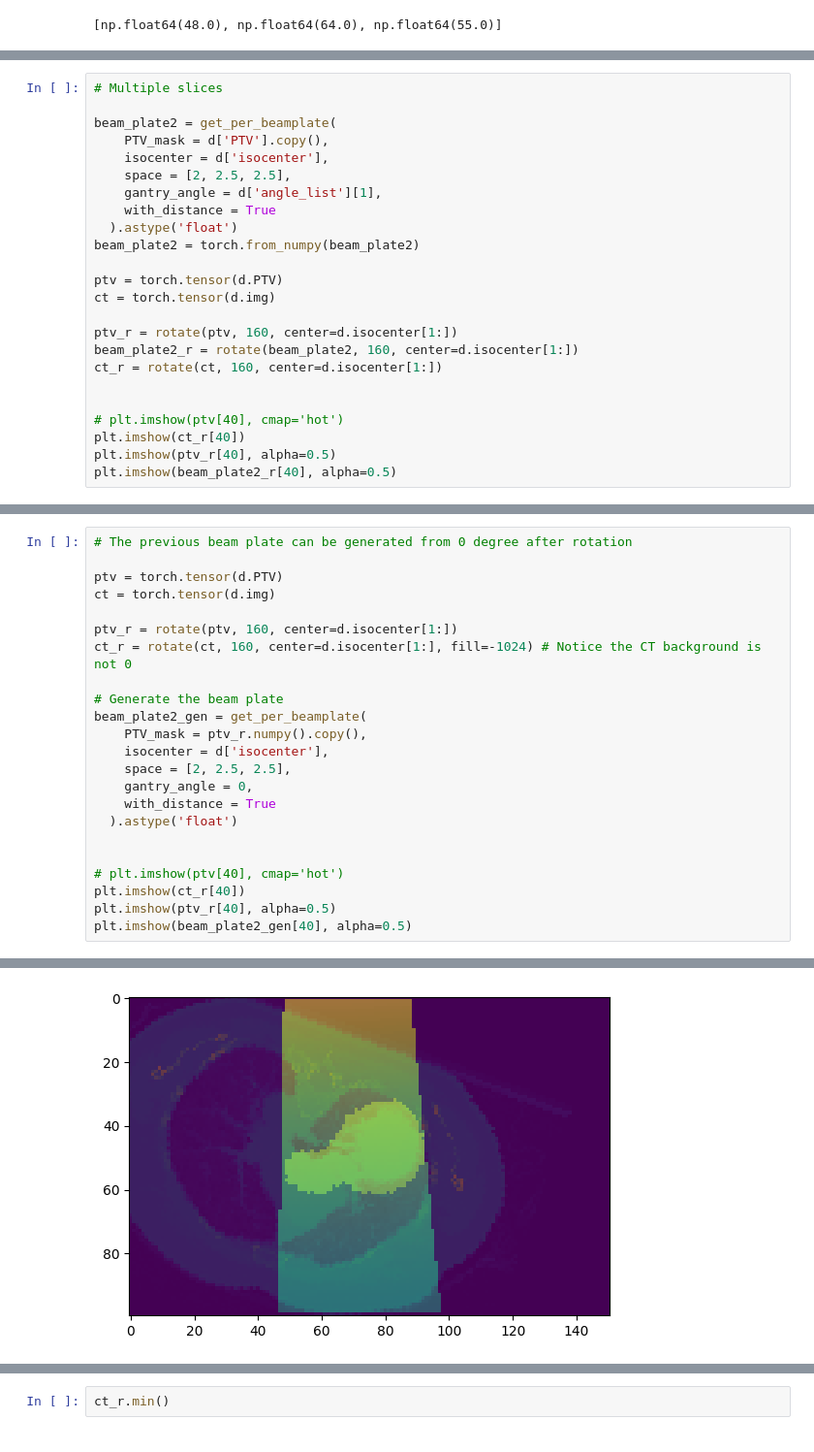
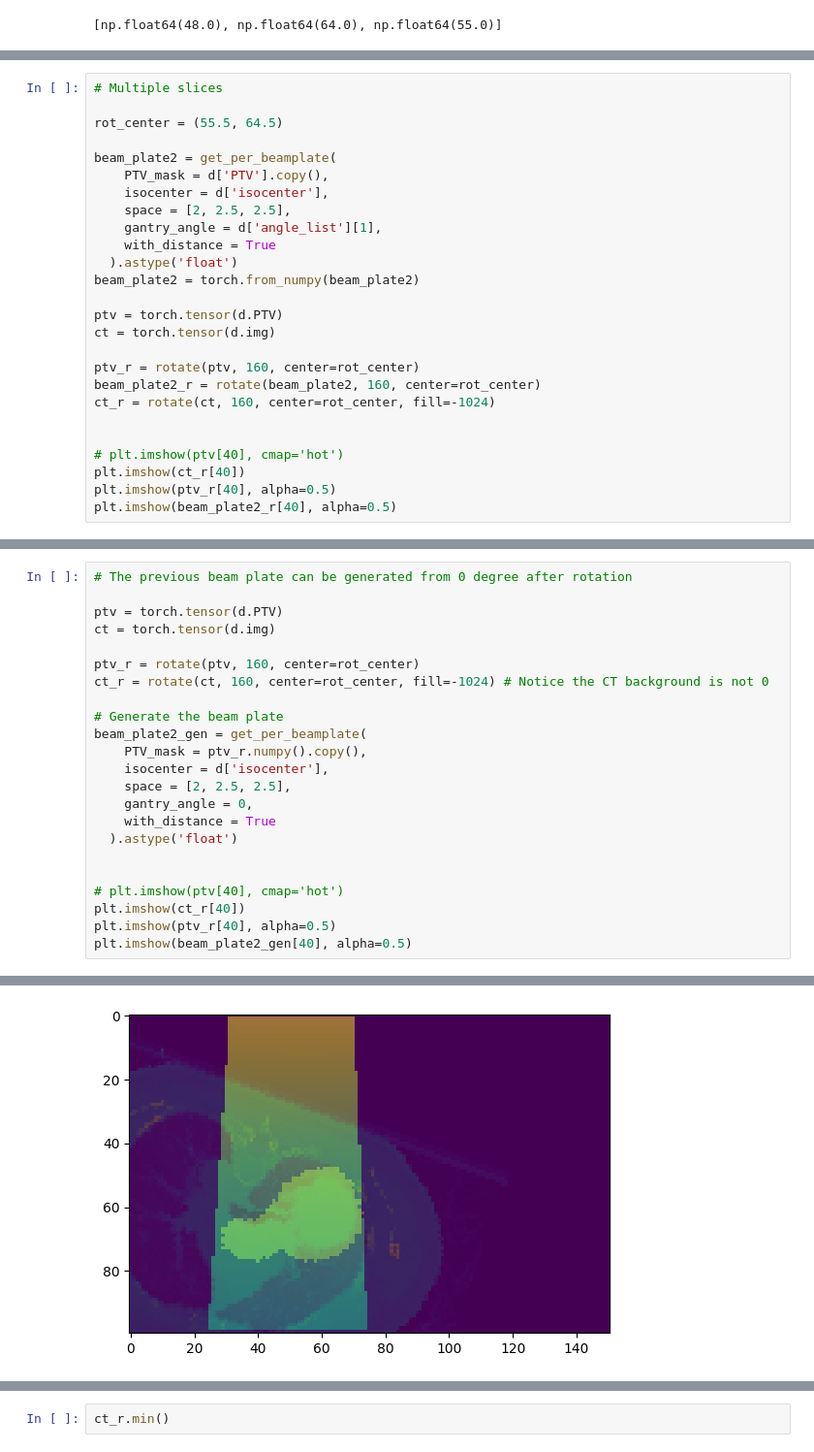
Before and after one commit to sunyu0410/GDP-HMM_AAPMChallenge, a Jupyter notebook: dev/rotate.ipynb, the cells around one changed output, grey strips where cells are left out. Shown: that part at 97% size. Cells and saved outputs as stored; diff of their text form.

Commit message:
Figured out rotation issue
* The center argument is (x,y), but indexing convention is (y,x)
* Now the direction aligns, but some translational differences still remain. Can refine later.

```diff
--- a/dev/rotate.ipynb
+++ b/dev/rotate.ipynb
@@ -89,5 +89,7 @@ plt.imshow(temp)
 # %%
 # Multiple slices
+
+rot_center = (55.5, 64.5)
 
 beam_plate2 = get_per_beamplate(
     PTV_mask = d['PTV'].copy(),
@@ -101,9 +103,9 @@ beam_plate2 = torch.from_numpy(beam_plate2)
 ptv = torch.tensor(d.PTV)
 ct = torch.tensor(d.img)
 
-ptv_r = rotate(ptv, 160, center=d.isocenter[1:])
-beam_plate2_r = rotate(beam_plate2, 160, center=d.isocenter[1:])
-ct_r = rotate(ct, 160, center=d.isocenter[1:])
+ptv_r = rotate(ptv, 160, center=rot_center)
+beam_plate2_r = rotate(beam_plate2, 160, center=rot_center)
+ct_r = rotate(ct, 160, center=rot_center, fill=-1024)
 
 
 # plt.imshow(ptv[40], cmap='hot')
@@ -116,29 +118,29 @@ plt.imshow(beam_plate2_r[40], alpha=0.5)
 # %%
 # The previous beam plate can be generated from 0 degree after rotation
 
 ptv = torch.tensor(d.PTV)
 ct = torch.tensor(d.img)
 
-ptv_r = rotate(ptv, 160, center=d.isocenter[1:])
-ct_r = rotate(ct, 160, center=d.isocenter[1:], fill=-1024) # Notice the CT background is not 0
+ptv_r = rotate(ptv, 160, center=rot_center)
+ct_r = rotate(ct, 160, center=rot_center, fill=-1024) # Notice the CT background is not 0
 
 # Generate the beam plate
 beam_plate2_gen = get_per_beamplate(
     PTV_mask = ptv_r.numpy().copy(),
     isocenter = d['isocenter'],
     space = [2, 2.5, 2.5],
     gantry_angle = 0,
     with_distance = True
   ).astype('float')
 
 
 # plt.imshow(ptv[40], cmap='hot')
 plt.imshow(ct_r[40])
 plt.imshow(ptv_r[40], alpha=0.5)
 plt.imshow(beam_plate2_gen[40], alpha=0.5)
 # %% [output]
 <matplotlib.image.AxesImage at 0x...>
-[figure, old version]
+[figure, new version]
 # %%
 plt.imshow((torch.from_numpy(beam_plate2_gen)-beam_plate2_r)[48])
 # %% [output]
```
Also changed, not shown: parts of 12 cells of this notebook.
